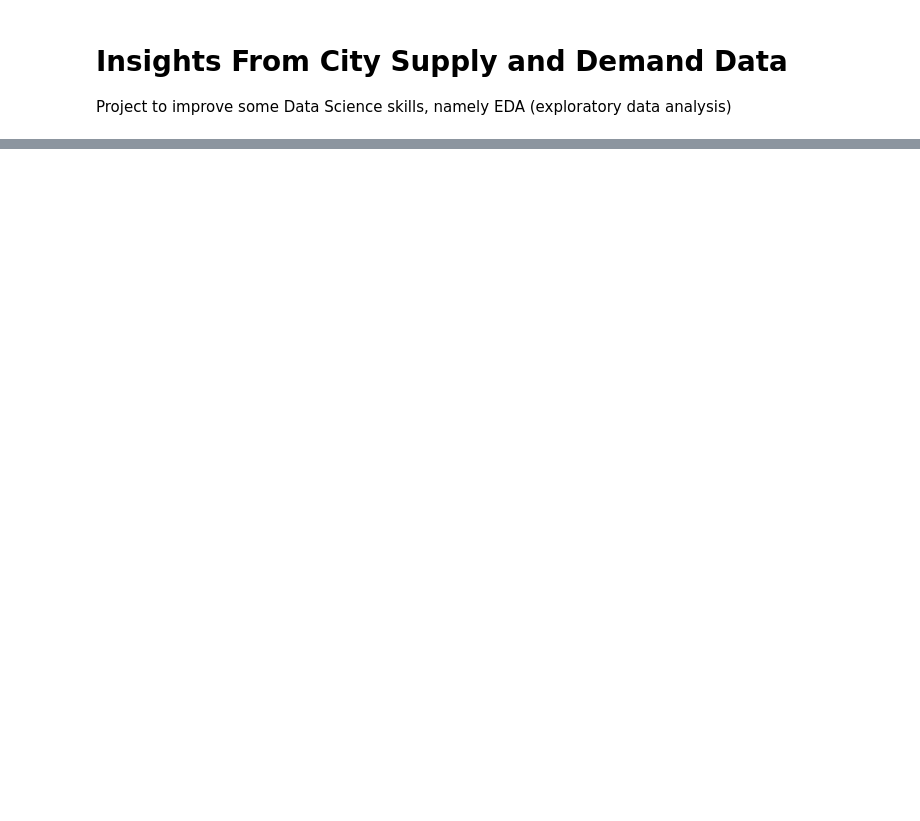
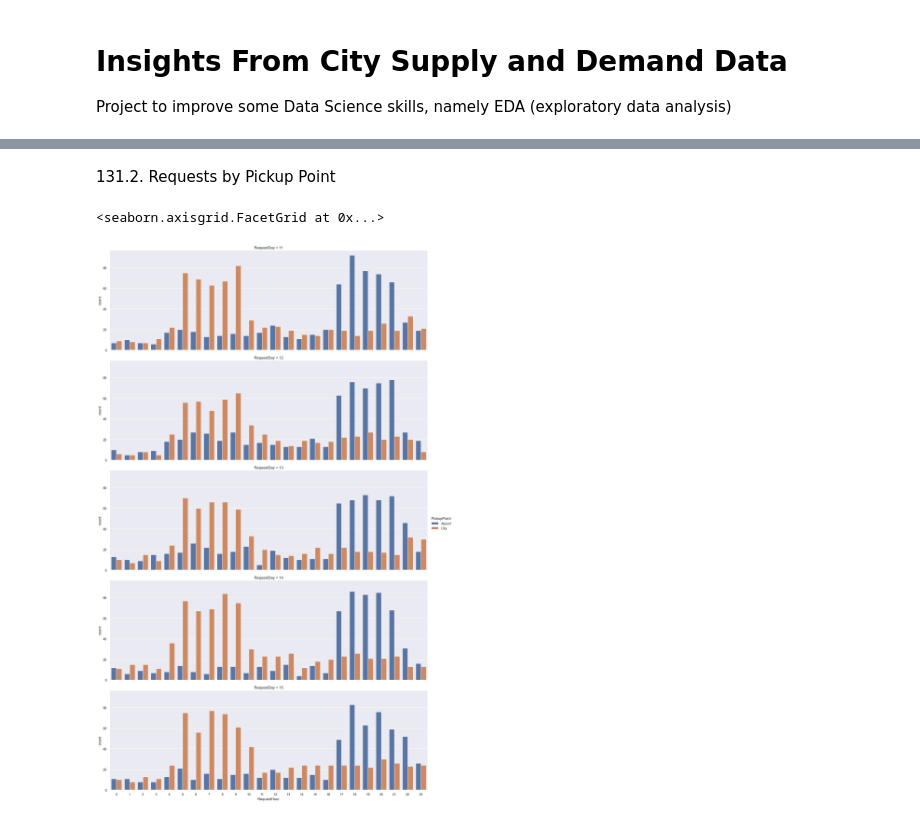
Before and after one commit to zedacruz/ml.school, a Jupyter notebook: CitySupply/citySupply.ipynb, the cells around one changed output, grey strips where cells are left out. Cells and saved outputs as stored; diff of their text form; code cells hidden in the pictures; blank space fills up the shorter version.

```diff
--- a/CitySupply/citySupply.ipynb
+++ b/CitySupply/citySupply.ipynb
@@ -40,0 +288,8 @@ just to test
+# %% [markdown]
+131.2. Requests by Pickup Point
+# %%
+# Factor plot of hour and day with respect to Pickup Point
+sns.catplot(x = 'RequestHour', hue = 'PickupPoint', row = 'RequestDay', data = pdUberRequests, kind='count', height=5, aspect=3)
+# %% [output]
+<seaborn.axisgrid.FacetGrid at 0x...>
+[figure, added]
```
Also changed, not shown: parts of 67 cells of this notebook, 7 other files.
